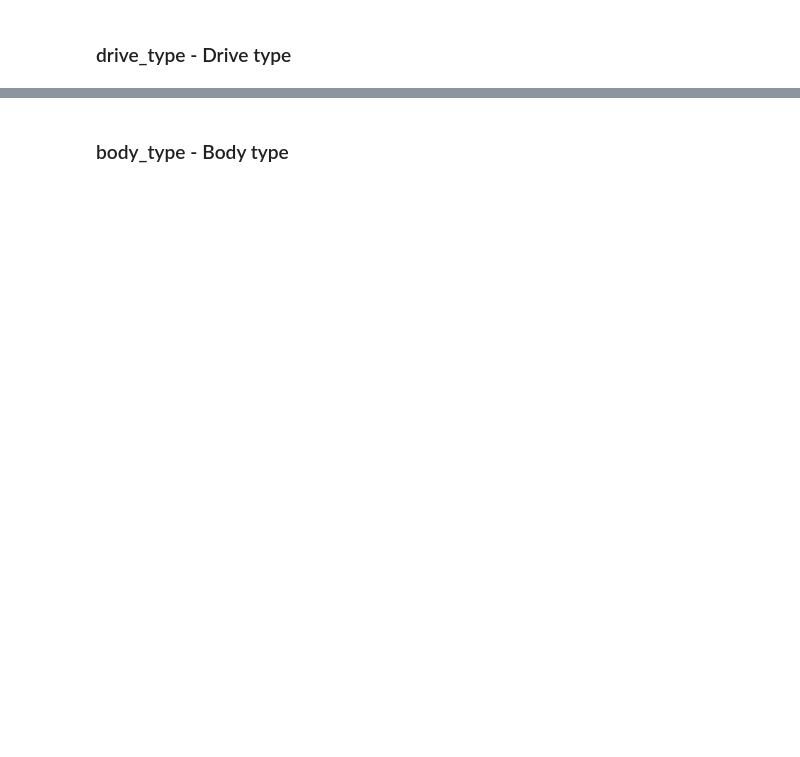
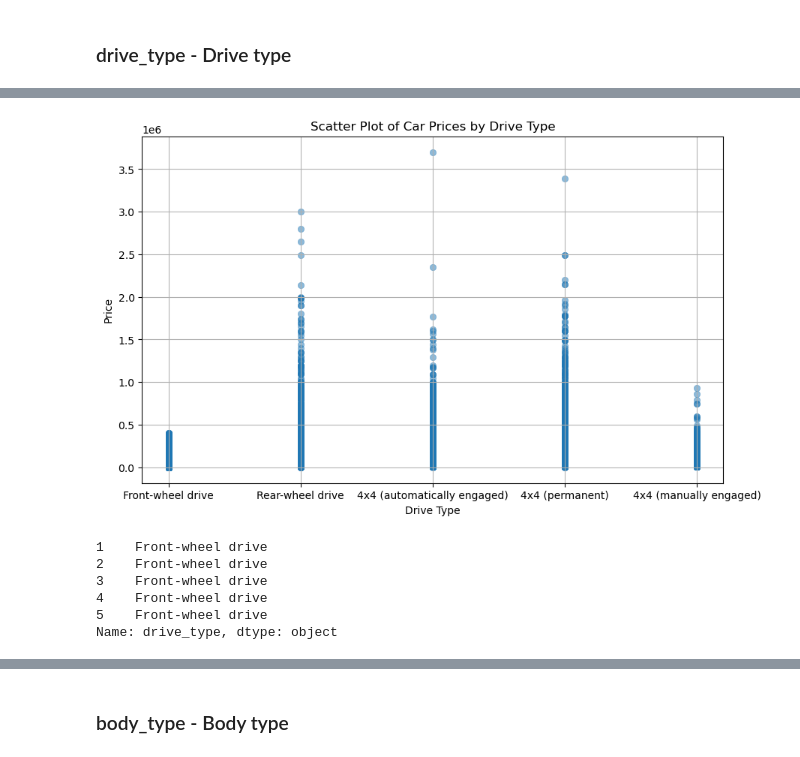
Before and after one commit to KarolinaSolarska/Predictive-Analytics-for-Car-Pricing, a Jupyter notebook: 2. Data cleaning.ipynb, the cells around one changed output, grey strips where cells are left out. Drawn from its saved outputs; the diff is of its cells as text; code cells hidden in the pictures; blank space fills up the shorter version.

```diff
--- a/2. Data cleaning.ipynb
+++ b/2. Data cleaning.ipynb
@@ -527,0 +559,21 @@ data.head()
+# %%
+# First, translate the categories to English
+data['drive_type'] = data['drive_type'].replace({
+    'Na przednie koła': 'Front-wheel drive',
+    'Na tylne koła': 'Rear-wheel drive',
+    '4x4 (stały)': '4x4 (permanent)',
+    '4x4 (dołączany automatycznie)': '4x4 (automatically engaged)',
+    '4x4 (dołączany ręcznie)': '4x4 (manually engaged)'
+})
+# %%
+# Create the scatter plot
+plt.figure(figsize=(10, 6))
+sns.scatterplot(x='drive_type', y='price', data=data, alpha=0.5, edgecolor=None)
+plt.xticks(['Front-wheel drive', 'Rear-wheel drive', '4x4 (permanent)', '4x4 (automatically engaged)', '4x4 (manually engaged)'])
+plt.title('Scatter Plot of Car Prices by Drive Type')
+plt.xlabel('Drive Type')
+plt.ylabel('Price')
+plt.grid(True)
+plt.show()
+# %% [output]
+[figure, added]
@@ -527,0 +585,9 @@ data.head()
+# %%
+data['drive_type'].head()
+# %% [output]
+1    Front-wheel drive
+2    Front-wheel drive
+3    Front-wheel drive
+4    Front-wheel drive
+5    Front-wheel drive
+Name: drive_type, dtype: object
```
Also changed, not shown: parts of 29 cells of this notebook.
